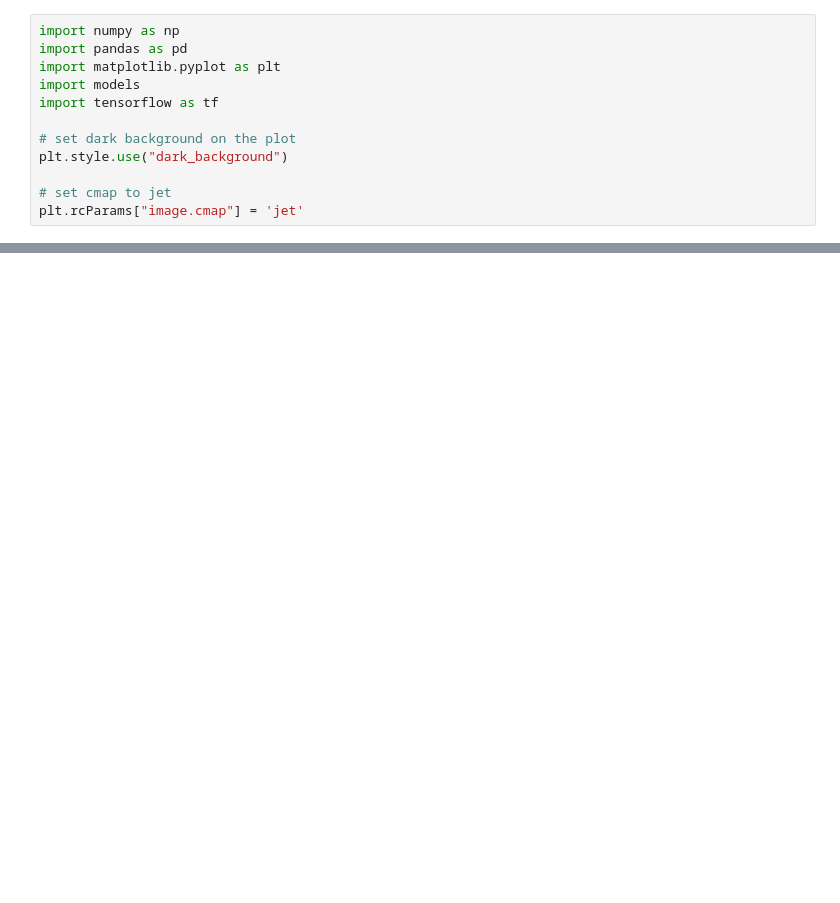
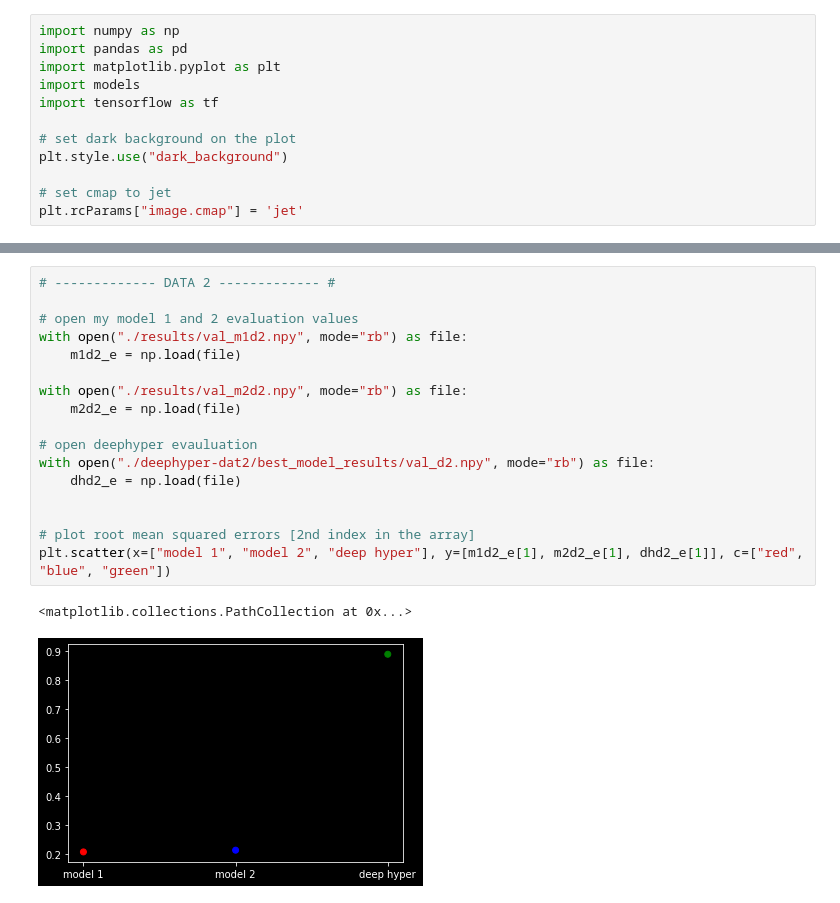
Before and after one commit to Chaudry24/kaust22, a Jupyter notebook: plotting.ipynb, the cells around one changed output, grey strips where cells are left out. Saved outputs shown, nothing was run; the diff lists cells and outputs as text; blank space fills up the shorter version.

```diff
--- a/plotting.ipynb
+++ b/plotting.ipynb
@@ -32,0 +45,20 @@ with open("./deephyper-dat1/best_model_results/val_d1.npy", mode="rb") as file:
+# %%
+# ------------- DATA 2 ------------- #
+
+# open my model 1 and 2 evaluation values
+with open("./results/val_m1d2.npy", mode="rb") as file:
+    m1d2_e = np.load(file)
+
+with open("./results/val_m2d2.npy", mode="rb") as file:
+    m2d2_e = np.load(file)
+
+# open deephyper evauluation
+with open("./deephyper-dat2/best_model_results/val_d2.npy", mode="rb") as file:
+    dhd2_e = np.load(file)
+
+
+# plot root mean squared errors [2nd index in the array]
+plt.scatter(x=["model 1", "model 2", "deep hyper"], y=[m1d2_e[1], m2d2_e[1], dhd2_e[1]], c=["red", "blue", "green"])
+# %% [output]
+<matplotlib.collections.PathCollection at 0x...>
+[figure, added]
```
Also changed, not shown: parts of 3 cells of this notebook.
